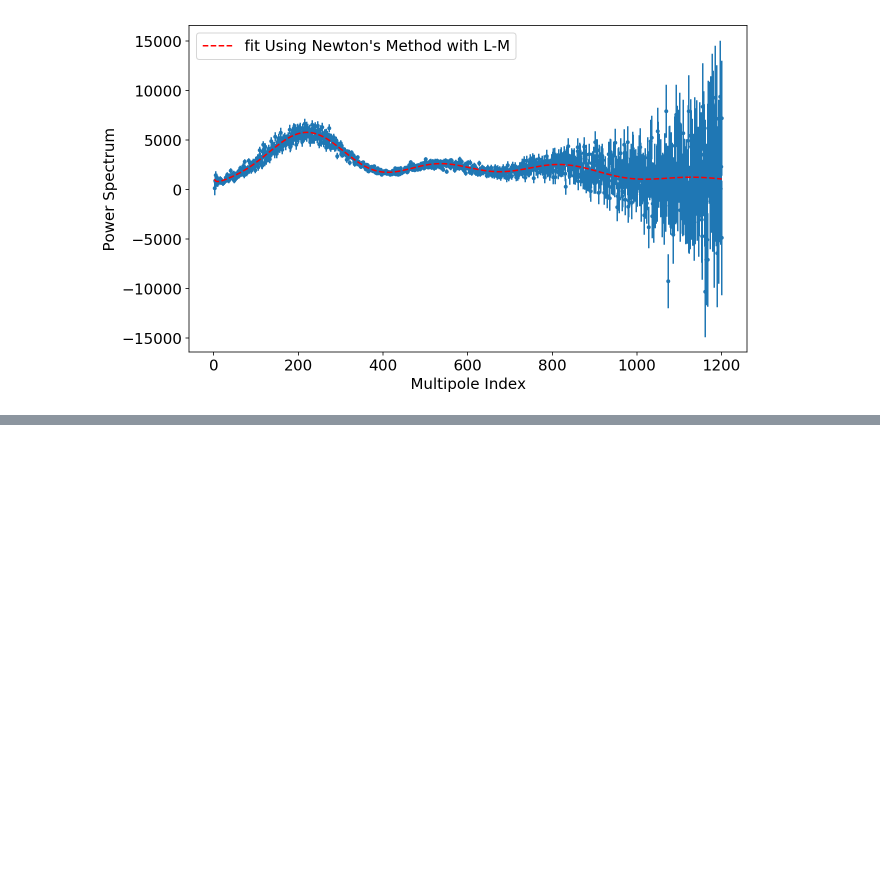
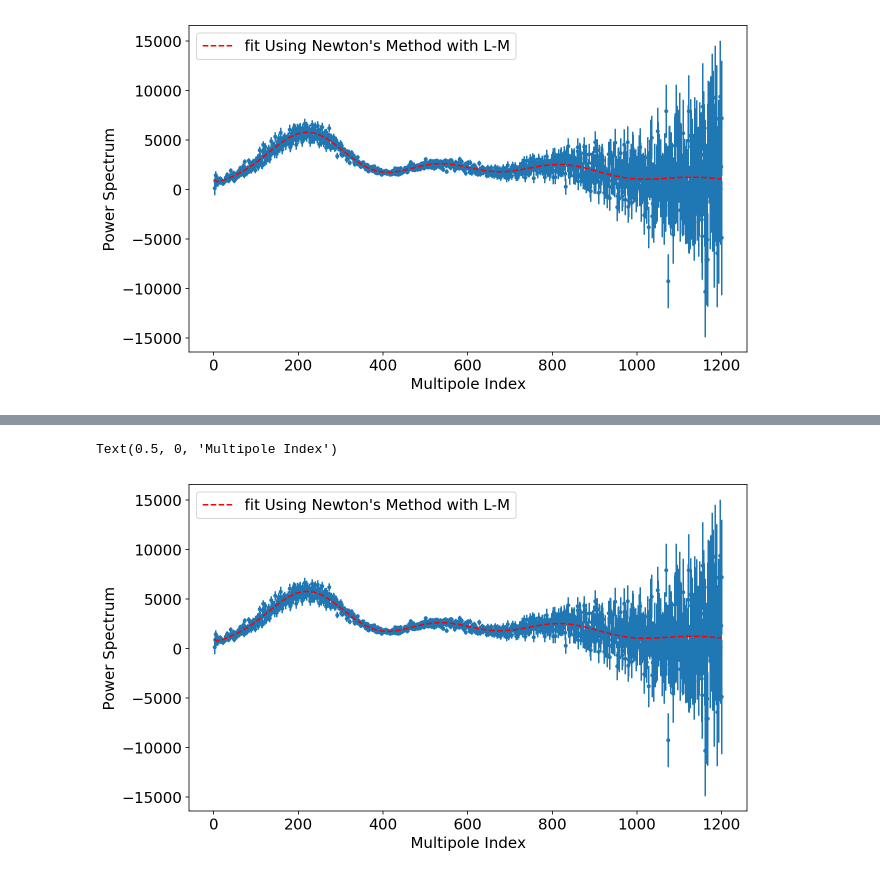
Before and after one commit to Joe1best/PHYS-512-Psets, a Jupyter notebook: Pset3/Problem_2.ipynb, the cells around one changed output, grey strips where cells are left out. Saved outputs shown, nothing was run; the diff lists cells and outputs as text; code cells hidden in the pictures; blank space fills up the shorter version.

Commit message:
Finally finished problem 2. Also Plotted the results of the parameters and explained why we can trust the derivatives

```diff
--- a/Pset3/Problem_2.ipynb
+++ b/Pset3/Problem_2.ipynb
@@ -66,6 +66,7 @@ def newton_Method(x,y,p,errP,tau):
         chi_sqr_new = (residual**2/errP**2).sum()
         cond = chi_sqr - chi_sqr_new
         if cond<0.001 and cond>0:
+            print (f"final chi-Squared is {chi_sqr_new}")
             p = p_new.copy()
             g = derivative(x,y,p,0.001,tau)
             N = np.diag(1/errP**2)
@@ -76,12 +77,12 @@ def newton_Method(x,y,p,errP,tau):
             break
         elif chi_sqr_new > chi_sqr:
             print ("Chi-squared got bigger, I just increased Lambda!")
-            l = 1000*l
+            l = 100*l
             p_new = p.copy()
         else:
             chi_sqr = chi_sqr_new
             p = p_new.copy()
-            l = l/700
+            l = l/70
             g = derivative(x,y,p,0.001,tau)
         residual = np.matrix(residual).transpose()
         g = np.matrix(g)
@@ -177,0 +157,4 @@ ValueError: shapes (1199,1199) and (1,1) not aligned: 1199 (dim 1) != 1 (dim 0)
+# %%
+#Initial guess parameters
+pars=np.asarray([65,0.02,0.1,0.05,2e-9,0.96])
+new_tau, new_tau_cov,new_tau_error = newton_Method(wmap[:,1],get_spectrum,pars,wmap[:,2],None)
@@ -177,0 +206,13 @@ ValueError: shapes (1199,1199) and (1,1) not aligned: 1199 (dim 1) != 1 (dim 0)
+# %%
+fit_mean = get_spectrum(new_tau,fixed_Tau=None)
+# %%
+fig,ax = plt.subplots(1,1,figsize=(10,6))
+ax.plot(wmap[:,0],fit_mean[2:len(wmap[:,0])+2],'--',color='red',label='fit Using Newton\'s Method with L-M')
+ax.errorbar(wmap[:,0],wmap[:,1],yerr=wmap[:,2],fmt='.',zorder=1)
+plt.legend(fontsize=15,loc='upper left')
+ax.tick_params(labelsize=15)
+ax.set_ylabel("Power Spectrum",fontsize=15)
+ax.set_xlabel("Multipole Index",fontsize=15)
+# %% [output]
+Text(0.5, 0, 'Multipole Index')
+[figure, added]
```
Also changed, not shown: parts of 8 cells of this notebook.
